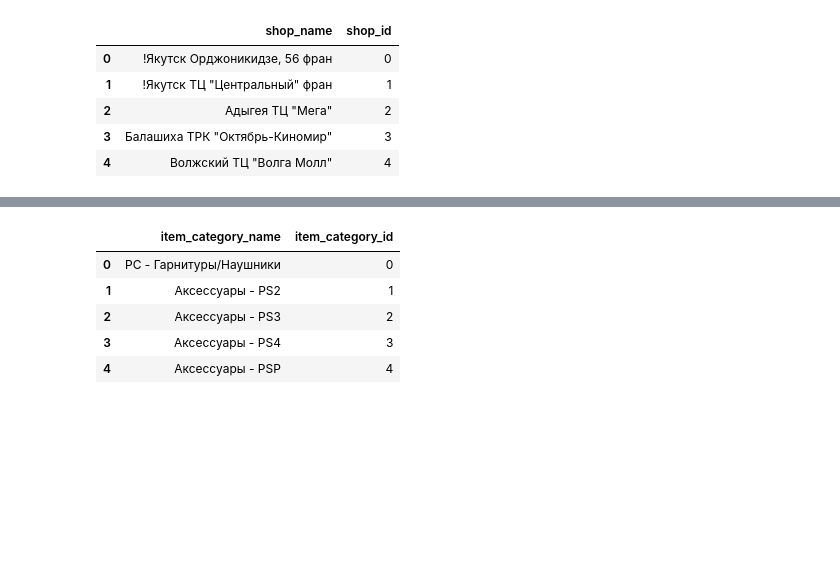
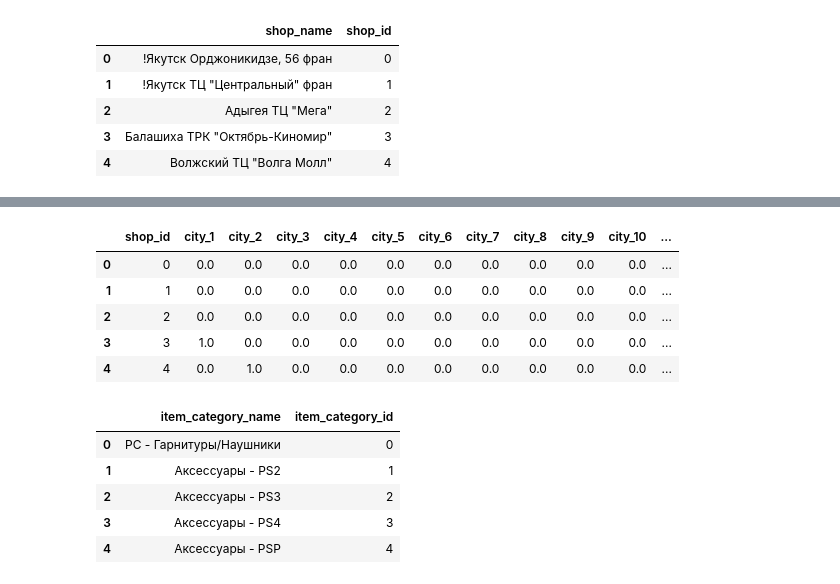
Before and after one commit to TayJen/HSE-Practice, a Jupyter notebook: HSE Final Project: Predict Future Sales.ipynb, the cells around one changed output, grey strips where cells are left out. Drawn from its saved outputs; the diff is of its cells as text; code cells hidden in the pictures; blank space fills up the shorter version.

```diff
--- a/HSE Final Project: Predict Future Sales.ipynb
+++ b/HSE Final Project: Predict Future Sales.ipynb
@@ -205,3 +318,14 @@ df_shops.head()
+# %%
+df_shops.drop(['shop_name'], axis=1, inplace=True)
+df_shops.astype('int')
+df_shops.head()
+# %% [output]
+|  | shop_id | city_1 | city_2 | city_3 | city_4 | city_5 | city_6 | city_7 | city_8 | city_9 | city_10 | ... |
+| 0 | 0 | 0.0 | 0.0 | 0.0 | 0.0 | 0.0 | 0.0 | 0.0 | 0.0 | 0.0 | 0.0 | ... |
+| 1 | 1 | 0.0 | 0.0 | 0.0 | 0.0 | 0.0 | 0.0 | 0.0 | 0.0 | 0.0 | 0.0 | ... |
+| 2 | 2 | 0.0 | 0.0 | 0.0 | 0.0 | 0.0 | 0.0 | 0.0 | 0.0 | 0.0 | 0.0 | ... |
+| 3 | 3 | 1.0 | 0.0 | 0.0 | 0.0 | 0.0 | 0.0 | 0.0 | 0.0 | 0.0 | 0.0 | ... |
+| 4 | 4 | 0.0 | 1.0 | 0.0 | 0.0 | 0.0 | 0.0 | 0.0 | 0.0 | 0.0 | 0.0 | ... |
 # %%
 df_categories = pd.read_csv(dest + 'item_categories.csv')
 df_categories.head()
```
Also changed, not shown: parts of 29 cells of this notebook.
